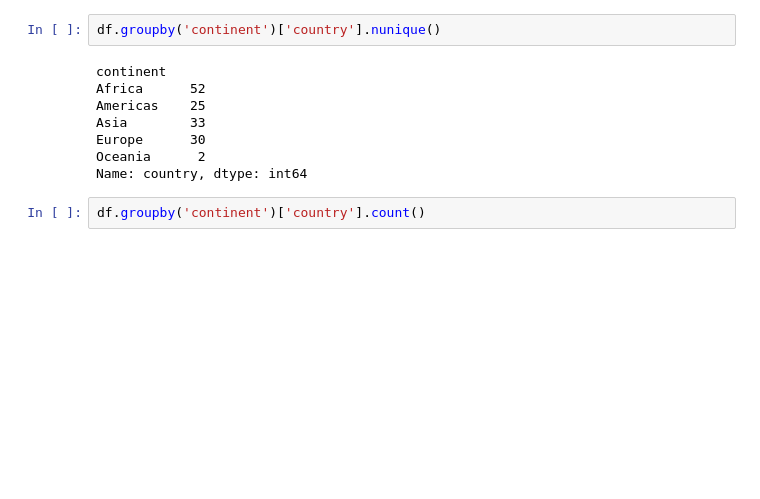
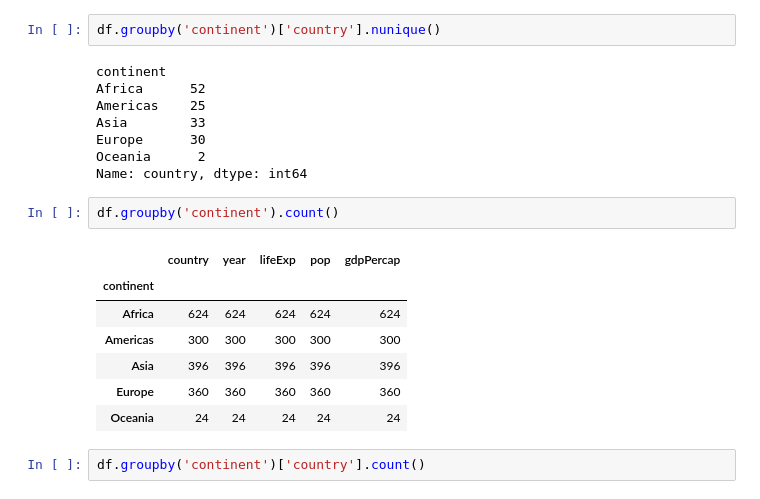
Before and after one commit to jamesbluenote/doit_pandas, a Jupyter notebook: test_01.ipynb, the cells around one changed output. Cells and saved outputs as stored; diff of their text form; blank space fills up the shorter version.

```diff
--- a/test_01.ipynb
+++ b/test_01.ipynb
@@ -417,6 +446,16 @@ Asia        33
 Europe      30
 Oceania      2
 Name: country, dtype: int64
+# %%
+df.groupby('continent').count()
+# %% [output]
+|  | country | year | lifeExp | pop | gdpPercap |
+| continent |  |  |  |  |  |
+| Africa | 624 | 624 | 624 | 624 | 624 |
+| Americas | 300 | 300 | 300 | 300 | 300 |
+| Asia | 396 | 396 | 396 | 396 | 396 |
+| Europe | 360 | 360 | 360 | 360 | 360 |
+| Oceania | 24 | 24 | 24 | 24 | 24 |
 # %%
 df.groupby('continent')['country'].count()
 # %% [output]
```
Also changed, not shown: parts of 28 cells of this notebook, 1 other file.
